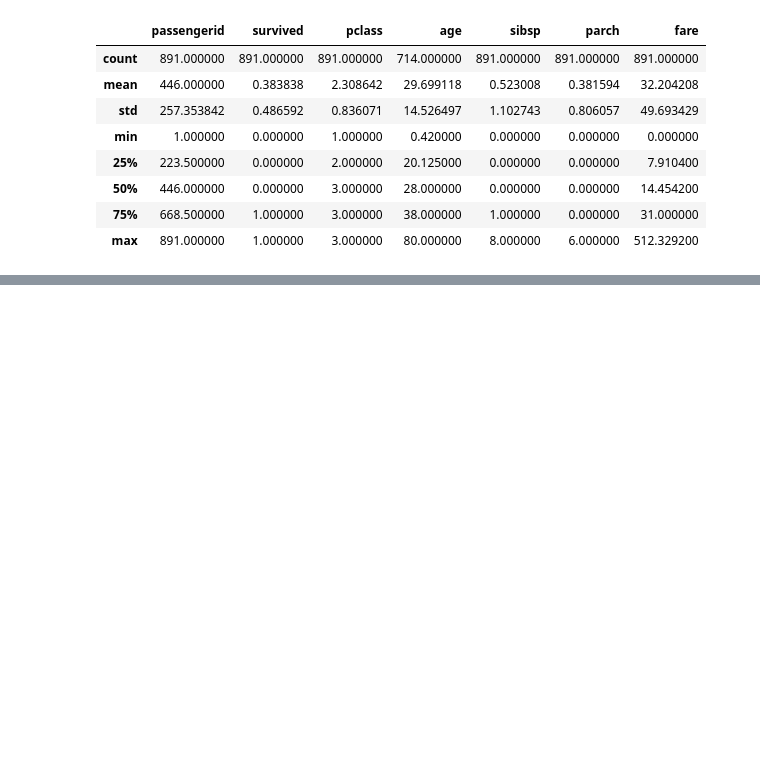
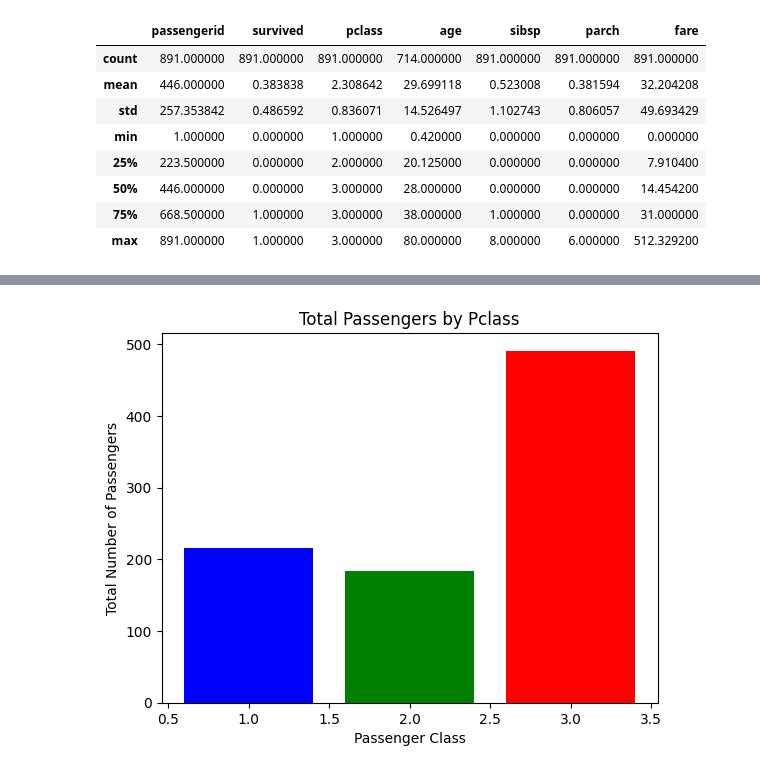
Before and after one commit to Queenzy-Ongeye/TitanicSurvivalAnalysis, a Jupyter notebook: index.ipynb, the cells around one changed output, grey strips where cells are left out. Drawn from its saved outputs; the diff is of its cells as text; code cells hidden in the pictures; blank space fills up the shorter version.

```diff
--- a/index.ipynb
+++ b/index.ipynb
@@ -120,0 +260,12 @@ df.describe()
+# %%
+# Plot the bar chart
+plt.bar(total_passengers_by_pclass.index, total_passengers_by_pclass, color=['blue', 'green', 'red'])
+
+# Labels and title
+plt.xlabel("Passenger Class")
+plt.ylabel("Total Number of Passengers")
+plt.title("Total Passengers by Pclass")
+
+# Show the plot
+plt.show()
+# %% [output]
@@ -120,0 +277 @@ df.describe()
+[figure, added]
```
Also changed, not shown: parts of 30 cells of this notebook.
